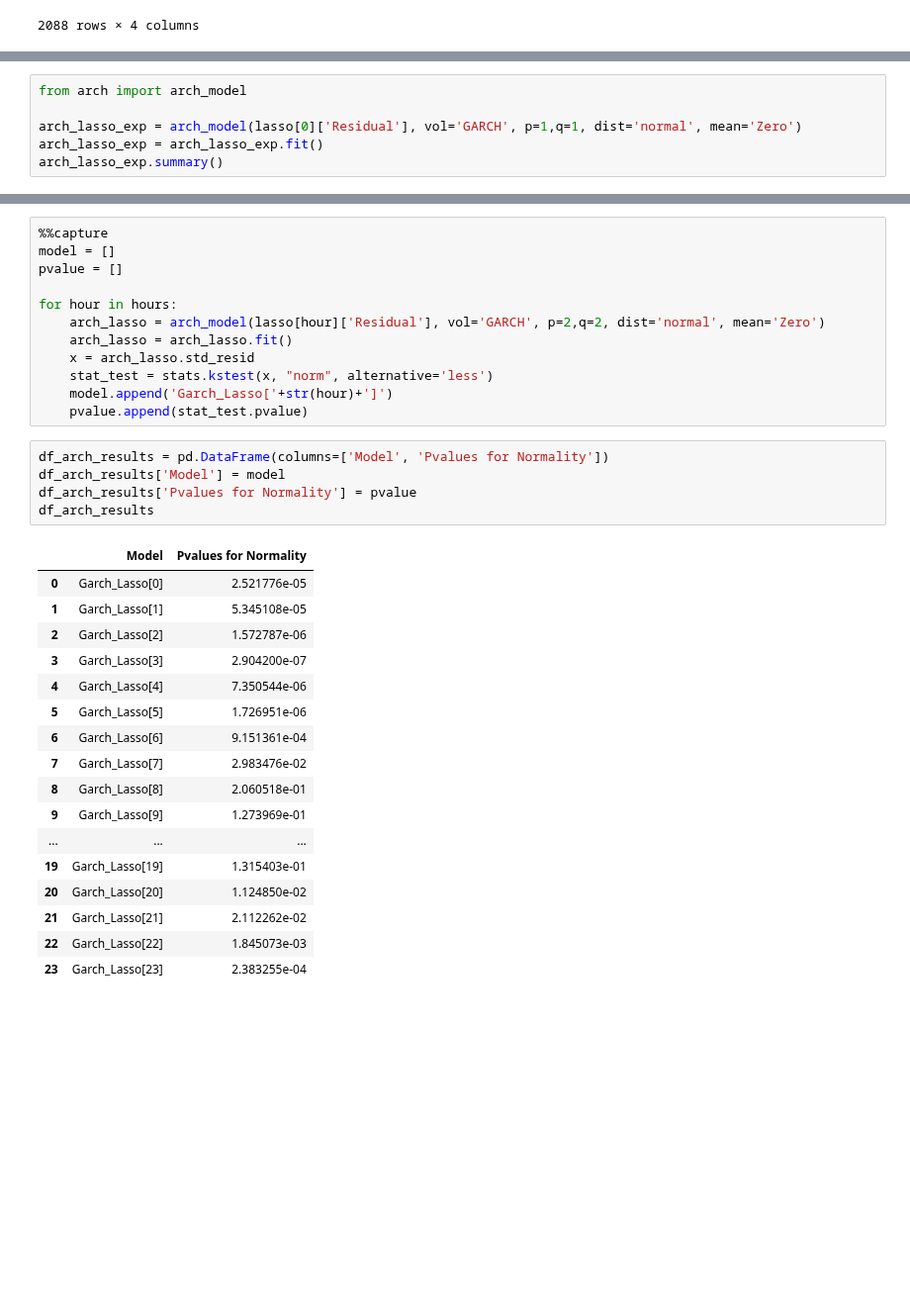
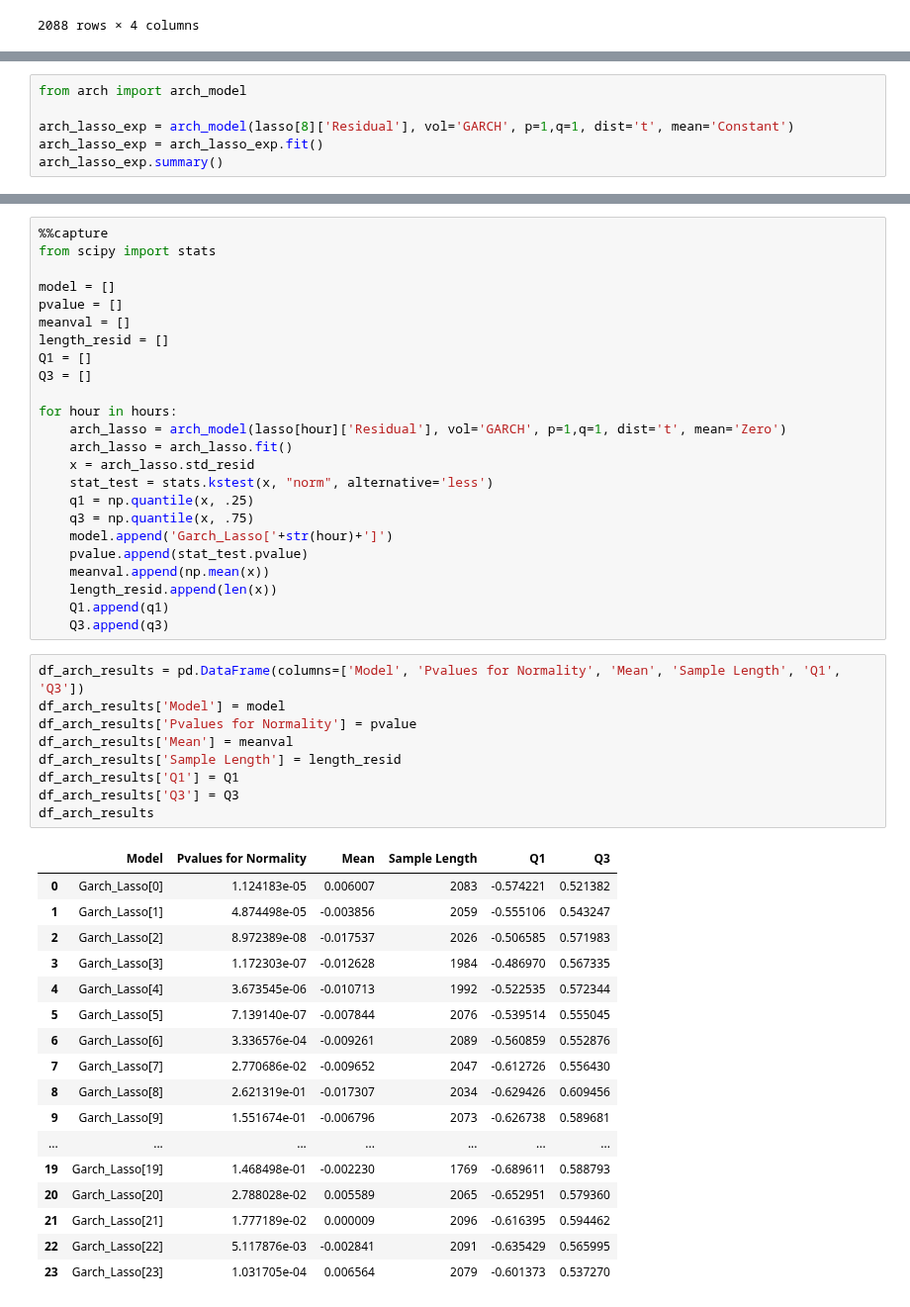
Before and after one commit to KlimisStilp/Price_Timeseries_UK_VScode, a Jupyter notebook: Price Timeseries UK/Totalload_SolarWind_Price_Timeseries.ipynb, the cells around one changed output, grey strips where cells are left out. Shown at 99% size. Cells and saved outputs as stored; diff of their text form; blank space fills up the shorter version.

```diff
--- a/Price Timeseries UK/Totalload_SolarWind_Price_Timeseries.ipynb
+++ b/Price Timeseries UK/Totalload_SolarWind_Price_Timeseries.ipynb
@@ -430,7 +432,7 @@ lasso[15]
 # %%
 from arch import arch_model
 
-arch_lasso_exp = arch_model(lasso[0]['Residual'], vol='GARCH', p=1,q=1, dist='normal', mean='Zero')
+arch_lasso_exp = arch_model(lasso[8]['Residual'], vol='GARCH', p=1,q=1, dist='t', mean='Constant')
 arch_lasso_exp = arch_lasso_exp.fit()
 arch_lasso_exp.summary()
 # %% [output]
@@ -483,35 +501,51 @@ pylab.show()
 # %%
 %%capture
+from scipy import stats
+
 model = []
 pvalue = []
+meanval = []
+length_resid = []
+Q1 = []
+Q3 = []
 
 for hour in hours:
-    arch_lasso = arch_model(lasso[hour]['Residual'], vol='GARCH', p=2,q=2, dist='normal', mean='Zero')
+    arch_lasso = arch_model(lasso[hour]['Residual'], vol='GARCH', p=1,q=1, dist='t', mean='Zero')
     arch_lasso = arch_lasso.fit()
     x = arch_lasso.std_resid
     stat_test = stats.kstest(x, "norm", alternative='less')
+    q1 = np.quantile(x, .25)
+    q3 = np.quantile(x, .75)
     model.append('Garch_Lasso['+str(hour)+']')
     pvalue.append(stat_test.pvalue)
+    meanval.append(np.mean(x))
+    length_resid.append(len(x))
+    Q1.append(q1)
+    Q3.append(q3)
 # %%
-df_arch_results = pd.DataFrame(columns=['Model', 'Pvalues for Normality'])
+df_arch_results = pd.DataFrame(columns=['Model', 'Pvalues for Normality', 'Mean', 'Sample Length', 'Q1', 'Q3'])
 df_arch_results['Model'] = model
 df_arch_results['Pvalues for Normality'] = pvalue
+df_arch_results['Mean'] = meanval
+df_arch_results['Sample Length'] = length_resid
+df_arch_results['Q1'] = Q1
+df_arch_results['Q3'] = Q3
 df_arch_results
 # %% [output]
-|  | Model | Pvalues for Normality |
-| 0 | Garch_Lasso[0] | 2.521776e-05 |
-| 1 | Garch_Lasso[1] | 5.345108e-05 |
-| 2 | Garch_Lasso[2] | 1.572787e-06 |
-| 3 | Garch_Lasso[3] | 2.904200e-07 |
-| 4 | Garch_Lasso[4] | 7.350544e-06 |
-| 5 | Garch_Lasso[5] | 1.726951e-06 |
-| 6 | Garch_Lasso[6] | 9.151361e-04 |
-| 7 | Garch_Lasso[7] | 2.983476e-02 |
-| 8 | Garch_Lasso[8] | 2.060518e-01 |
-| 9 | Garch_Lasso[9] | 1.273969e-01 |
-| ... | ... | ... |
-| 19 | Garch_Lasso[19] | 1.315403e-01 |
-| 20 | Garch_Lasso[20] | 1.124850e-02 |
-| 21 | Garch_Lasso[21] | 2.112262e-02 |
-| 22 | Garch_Lasso[22] | 1.845073e-03 |
-| 23 | Garch_Lasso[23] | 2.383255e-04 |
+|  | Model | Pvalues for Normality | Mean | Sample Length | Q1 | Q3 |
+| 0 | Garch_Lasso[0] | 1.124183e-05 | 0.006007 | 2083 | -0.574221 | 0.521382 |
+| 1 | Garch_Lasso[1] | 4.874498e-05 | -0.003856 | 2059 | -0.555106 | 0.543247 |
+| 2 | Garch_Lasso[2] | 8.972389e-08 | -0.017537 | 2026 | -0.506585 | 0.571983 |
+| 3 | Garch_Lasso[3] | 1.172303e-07 | -0.012628 | 1984 | -0.486970 | 0.567335 |
+| 4 | Garch_Lasso[4] | 3.673545e-06 | -0.010713 | 1992 | -0.522535 | 0.572344 |
+| 5 | Garch_Lasso[5] | 7.139140e-07 | -0.007844 | 2076 | -0.539514 | 0.555045 |
+| 6 | Garch_Lasso[6] | 3.336576e-04 | -0.009261 | 2089 | -0.560859 | 0.552876 |
+| 7 | Garch_Lasso[7] | 2.770686e-02 | -0.009652 | 2047 | -0.612726 | 0.556430 |
+| 8 | Garch_Lasso[8] | 2.621319e-01 | -0.017307 | 2034 | -0.629426 | 0.609456 |
+| 9 | Garch_Lasso[9] | 1.551674e-01 | -0.006796 | 2073 | -0.626738 | 0.589681 |
+| ... | ... | ... | ... | ... | ... | ... |
+| 19 | Garch_Lasso[19] | 1.468498e-01 | -0.002230 | 1769 | -0.689611 | 0.588793 |
+| 20 | Garch_Lasso[20] | 2.788028e-02 | 0.005589 | 2065 | -0.652951 | 0.579360 |
+| 21 | Garch_Lasso[21] | 1.777189e-02 | 0.000009 | 2096 | -0.616395 | 0.594462 |
+| 22 | Garch_Lasso[22] | 5.117876e-03 | -0.002841 | 2091 | -0.635429 | 0.565995 |
+| 23 | Garch_Lasso[23] | 1.031705e-04 | 0.006564 | 2079 | -0.601373 | 0.537270 |
```
Also changed, not shown: parts of 19 cells of this notebook.
